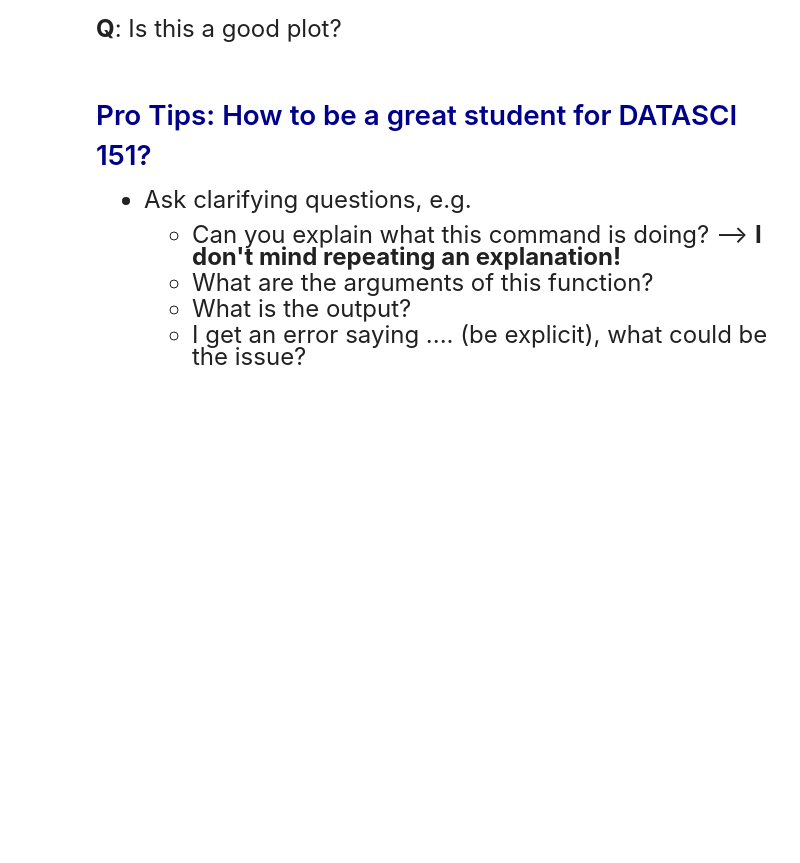
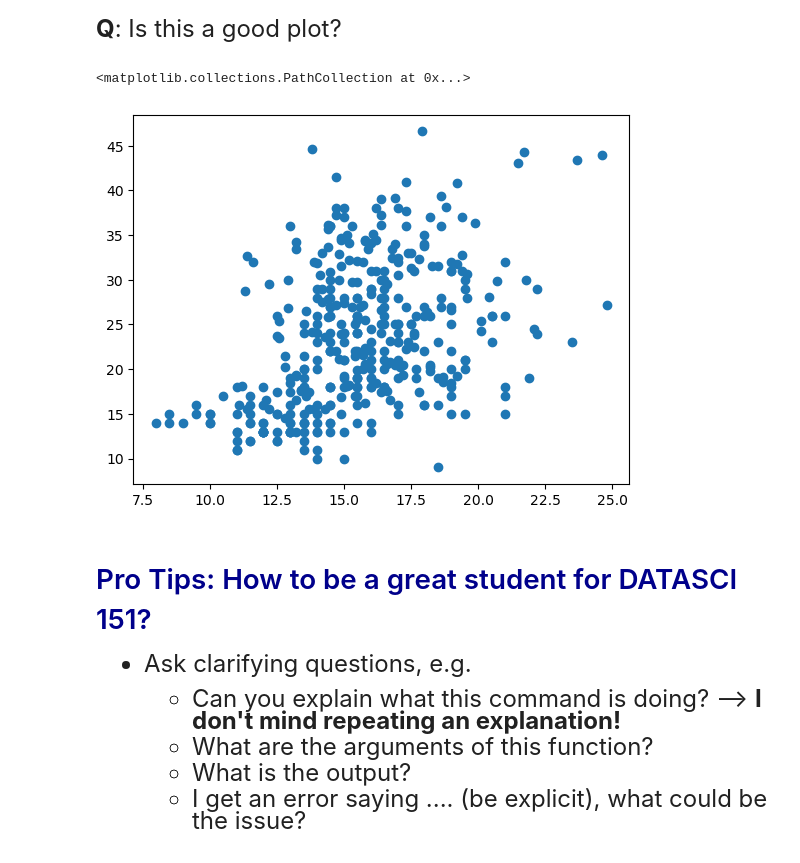
Before and after one commit to CusterLiu/datasci151spring2026, a Jupyter notebook: lecture_02/lecture_02.ipynb, the cells around one changed output. Drawn from its saved outputs; the diff is of its cells as text; code cells hidden in the pictures; blank space fills up the shorter version.

```diff
--- a/lecture_02/lecture_02.ipynb
+++ b/lecture_02/lecture_02.ipynb
@@ -303,6 +415,11 @@ plt.show()
 **Q**: Is this a good plot?
 # %%
 # Try another scatter plot with x = "acceleration"
+
+plt.scatter(x = carfeatures['acceleration'], y = carfeatures['mpg'])
+# %% [output]
+<matplotlib.collections.PathCollection at 0x...>
+[figure, added]
 # %% [markdown]
 
 
```
Also changed, not shown: parts of 13 cells of this notebook.
